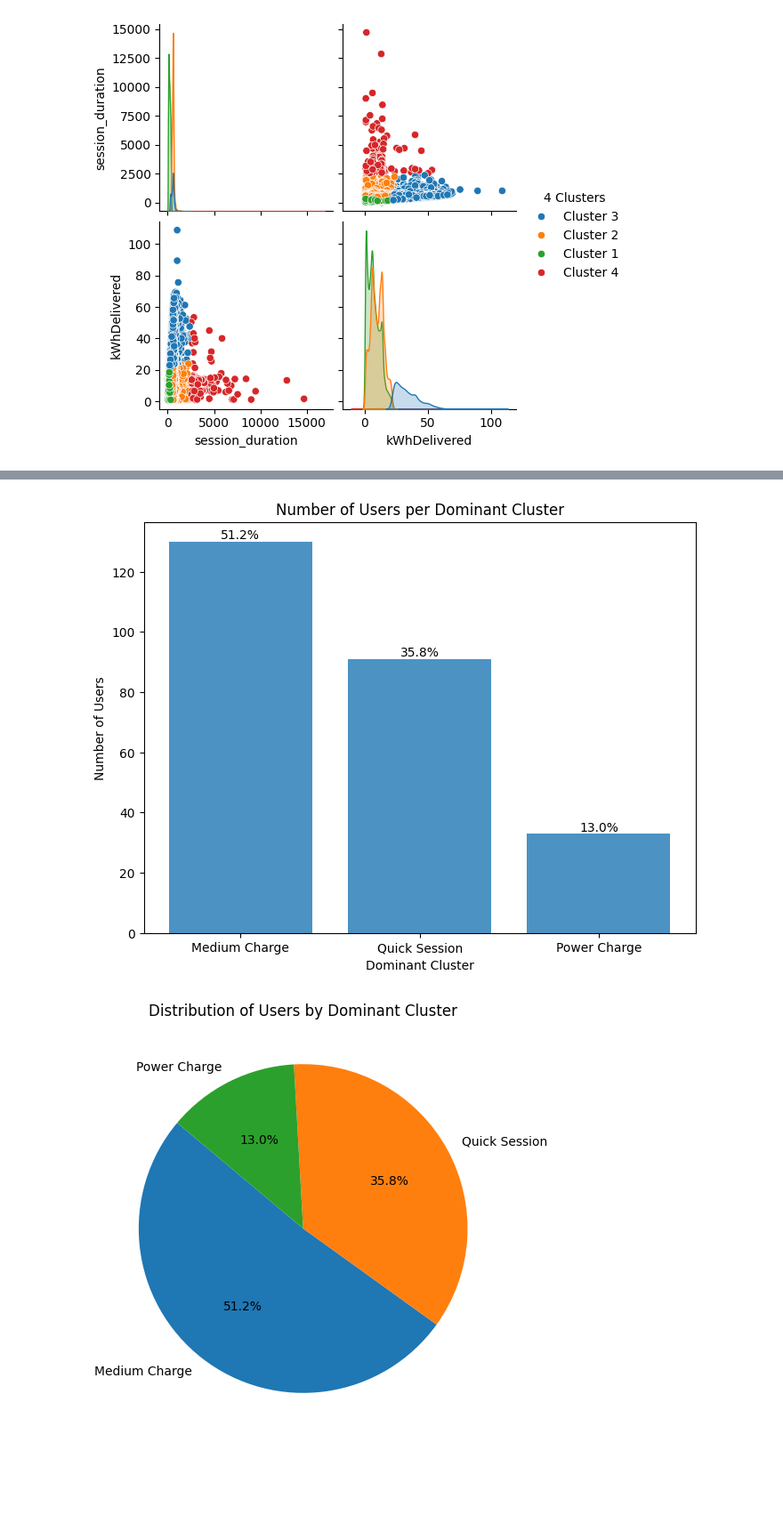
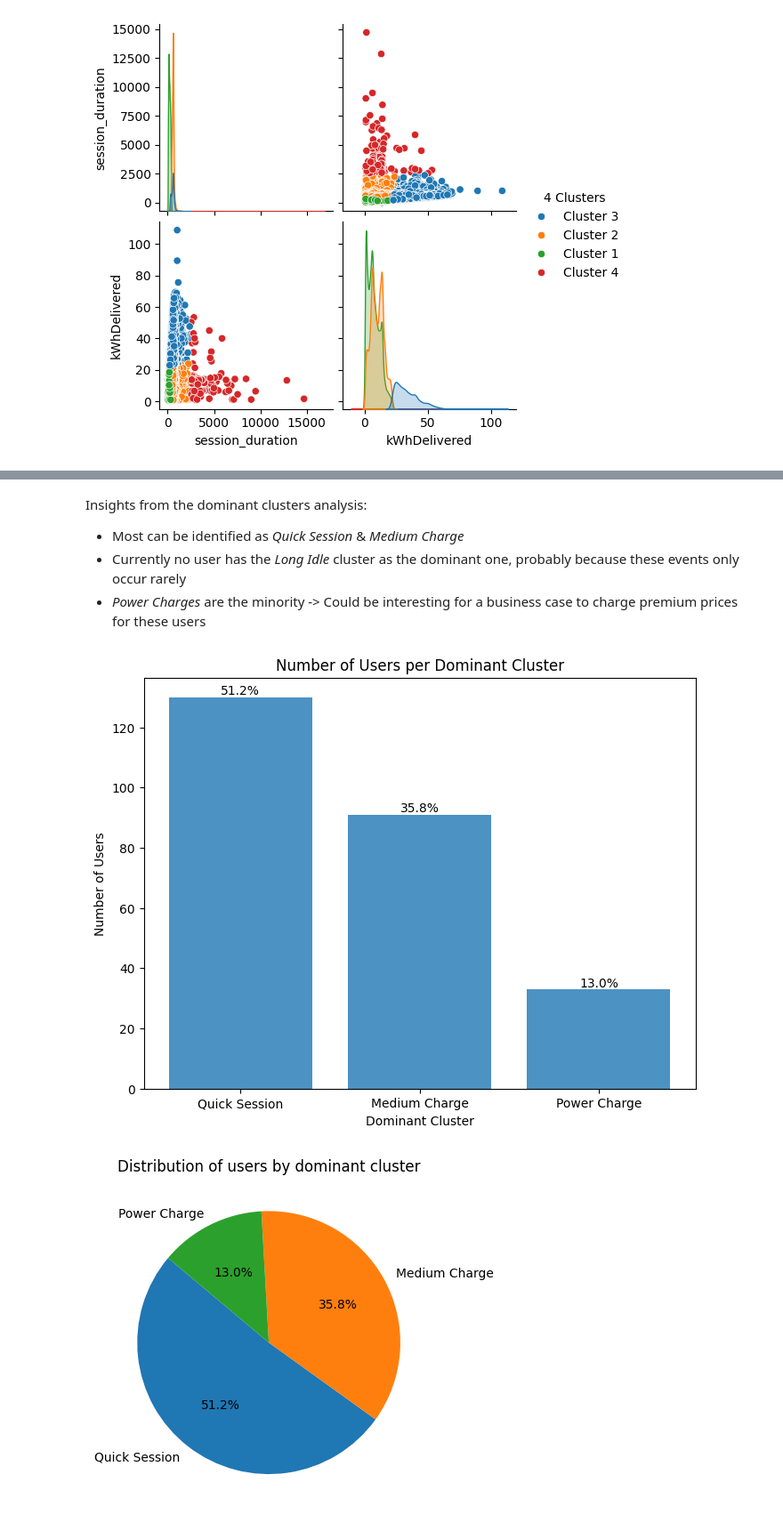
Before and after one commit to Amocon/A-Team_AA-Team-Assignment_2024, a Jupyter notebook: aa_team_assignment/03_clustering_analysis.ipynb, the cells around one changed output, grey strips where cells are left out. Shown at 89% size. Saved outputs shown, nothing was run; the diff lists cells and outputs as text; code cells hidden in the pictures; blank space fills up the shorter version.

Commit message:
manually merged clustering analysis // updated markdown explanations

```diff
--- a/aa_team_assignment/03_clustering_analysis.ipynb
+++ b/aa_team_assignment/03_clustering_analysis.ipynb
@@ -26,5 +23,5 @@ NOTES:
 # %%
-# Calculate timespans
-full_charging_df['session_duration'] = (full_charging_df['disconnectTime'] - full_charging_df['connectionTime']).dt.total_seconds() / 60
-full_charging_df['charging_duration'] = (full_charging_df['doneChargingTime'] - full_charging_df['connectionTime']).dt.total_seconds() / 60
-full_charging_df['idle_time'] = (full_charging_df['disconnectTime'] - full_charging_df['doneChargingTime']).dt.total_seconds() / 60
+# Calculate relevant timespans in minutes and rename columns
+full_charging_df['session_duration'] = full_charging_df['connectionTimespan'].dt.total_seconds() / 60
+full_charging_df['charging_duration'] = full_charging_df['doneChargingTimespan'].dt.total_seconds() / 60
+full_charging_df['idle_time'] = full_charging_df['doneDisconnectTimespan'].dt.total_seconds() / 60
@@ -243,8 +225,8 @@ NOTES:
 
 # New labels
 new_mappings = {
-    "Cluster 1": "Medium Charge",
-    "Cluster 2": "Quick Session",
+    "Cluster 1": "Quick Session",
+    "Cluster 2": "Medium Charge",
     "Cluster 3": "Power Charge",
     "Cluster 4": "Long Idle"
 }
@@ -263,0 +243,11 @@ NOTES:
+# %%
+# Transform the session_duration to hours for easier readability
+X["session_duration"] = X["session_duration"] / 60
+
+# Final plot
+sns.scatterplot(data=X, x='session_duration', y='kWhDelivered', hue=charging_session_types)
+plt.title('Charging session clusters across kWh Delivered and Session Duration (in hours)')
+plt.xlabel('Session Duration (in hours)')
+plt.ylabel('kWh Delivered')
+plt.legend(title='Types of Charging Sessions', bbox_to_anchor=(1.05, 1), loc='upper left')
+plt.show()
@@ -446,3 +436,8 @@ NOTES:
+# %% [markdown]
+Insights from the dominant clusters analysis:
+- Most can be identified as *Quick Session* & *Medium Charge*
+- Currently no user has the *Long Idle* cluster as the dominant one, probably because these events only occur rarely
+- *Power Charges* are the minority -> Could be interesting for a business case to charge premium prices for these users
 # %%
 # Plot the counts
 plt.figure(figsize=(8, 6))
@@ -458,12 +453,11 @@ plt.ylabel('Number of Users')
 plt.title('Number of Users per Dominant Cluster')
 plt.show()
 # %% [output]
-[figure, old version]
+[figure, new version]
 # %%
 # Pie chart
-plt.figure(figsize=(8, 6))
 plt.pie(cluster_counts['percentage'], labels=cluster_counts['dominant_cluster'], autopct='%1.1f%%', startangle=140)
-plt.title('Distribution of Users by Dominant Cluster')
+plt.title('Distribution of users by dominant cluster')
 plt.show()
 # %% [output]
-[figure, old version]
+[figure, new version]
```
Also changed, not shown: parts of 53 cells of this notebook.
